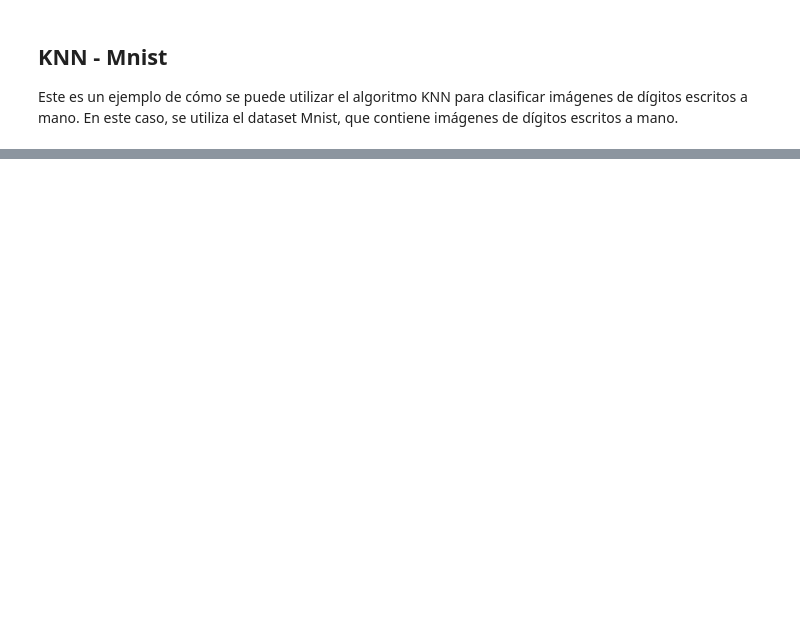
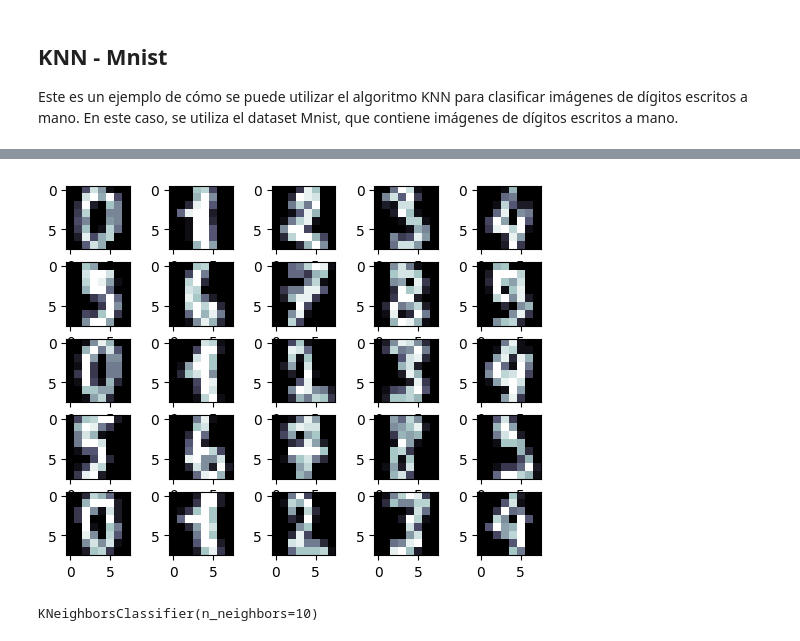
Before and after one commit to SebastianCB-dev/bootcamp-ai-intermediate-talentotech, a Jupyter notebook: talleres/taller2-knn-mnist/knn-mnist.ipynb, the cells around one changed output, grey strips where cells are left out. Saved outputs shown, nothing was run; the diff lists cells and outputs as text; code cells hidden in the pictures; blank space fills up the shorter version.

```diff
--- a/talleres/taller2-knn-mnist/knn-mnist.ipynb
+++ b/talleres/taller2-knn-mnist/knn-mnist.ipynb
@@ -28,0 +73,7 @@ Note: you may need to restart the kernel to use updated packages.
+# %%
+# Imprimir 5x5 datos
+fig, ax = plt.subplots(5, 5)
+for i, axi in enumerate(ax.flat):
+  axi.imshow(digits.images[i], cmap='bone')
+# %% [output]
+[figure, added]
@@ -28,0 +87,5 @@ Note: you may need to restart the kernel to use updated packages.
+# %%
+# Entrenamiento del modelo
+neigh.fit(x_train, y_train)
+# %% [output]
+KNeighborsClassifier(n_neighbors=10)
```
Also changed, not shown: parts of 18 cells of this notebook.
